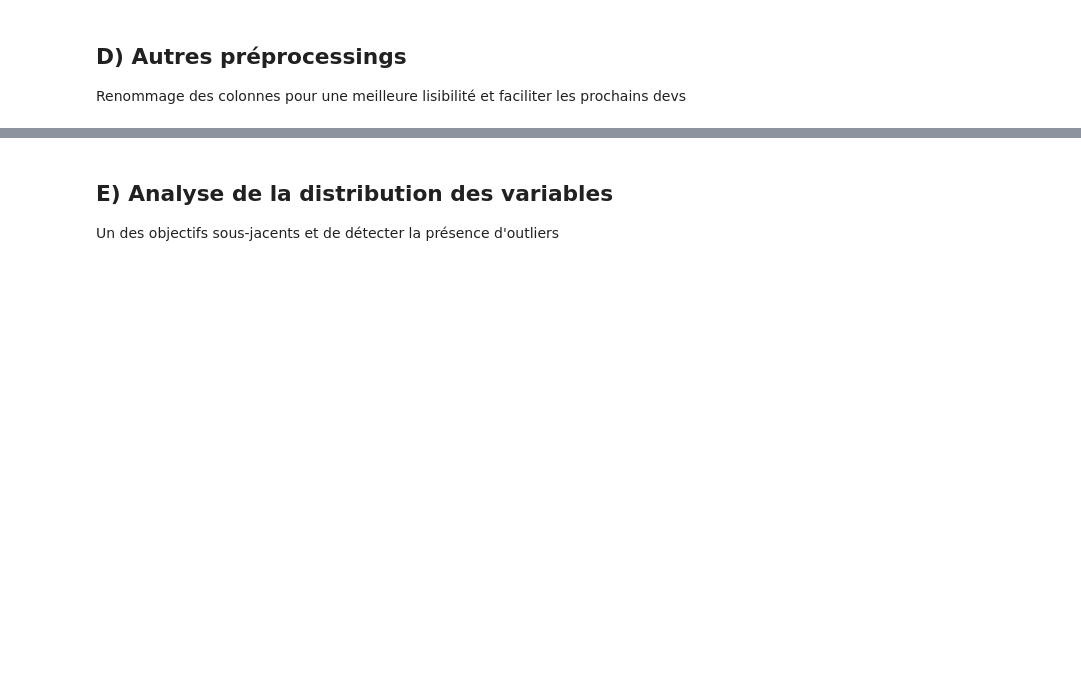
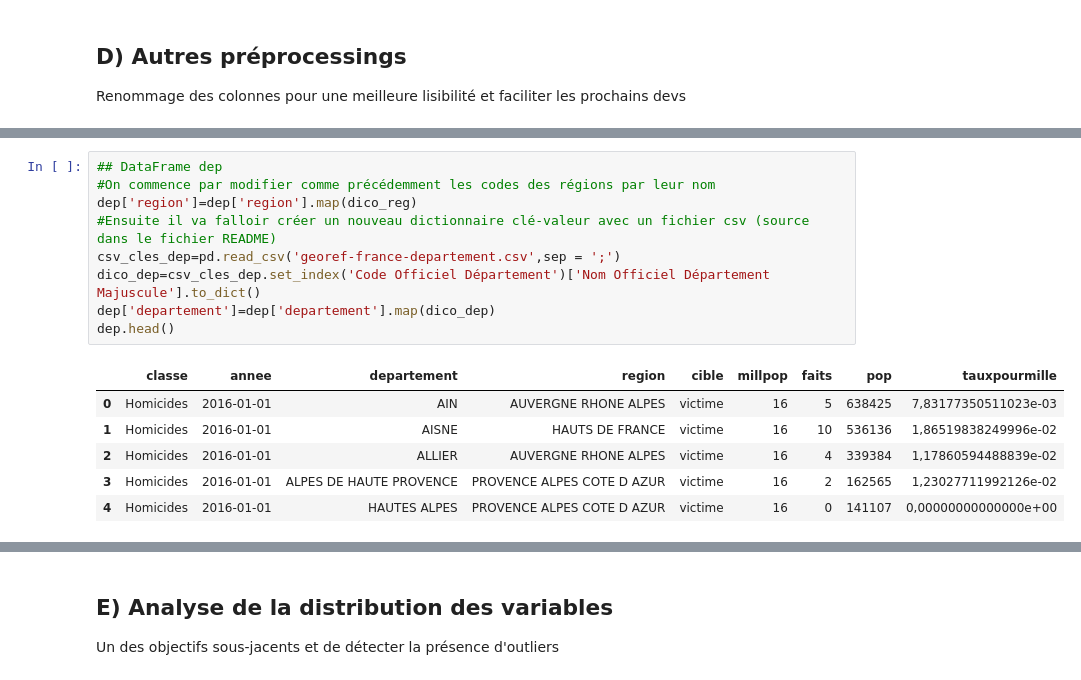
Before and after one commit to G-RELIQUET/Etude_Statistique_Delinquance, a Jupyter notebook: Etude.ipynb, the cells around one changed output, grey strips where cells are left out. Saved outputs shown, nothing was run; the diff lists cells and outputs as text; blank space fills up the shorter version.

```diff
--- a/Etude.ipynb
+++ b/Etude.ipynb
@@ -205,0 +227,16 @@ reg=reg.rename(dictionnaire, axis = 1)
+# %%
+## DataFrame dep
+#On commence par modifier comme précédemment les codes des régions par leur nom
+dep['region']=dep['region'].map(dico_reg)
+#Ensuite il va falloir créer un nouveau dictionnaire clé-valeur avec un fichier csv (source dans le fichier README)
+csv_cles_dep=pd.read_csv('georef-france-departement.csv',sep = ';')
+dico_dep=csv_cles_dep.set_index('Code Officiel Département')['Nom Officiel Département Majuscule'].to_dict()
+dep['departement']=dep['departement'].map(dico_dep)
+dep.head()
+# %% [output]
+|  | classe | annee | departement | region | cible | millpop | faits | pop | tauxpourmille |
+| 0 | Homicides | 2016-01-01 | AIN | AUVERGNE RHONE ALPES | victime | 16 | 5 | 638425 | 7,83177350511023e-03 |
+| 1 | Homicides | 2016-01-01 | AISNE | HAUTS DE FRANCE | victime | 16 | 10 | 536136 | 1,86519838249996e-02 |
+| 2 | Homicides | 2016-01-01 | ALLIER | AUVERGNE RHONE ALPES | victime | 16 | 4 | 339384 | 1,17860594488839e-02 |
+| 3 | Homicides | 2016-01-01 | ALPES DE HAUTE PROVENCE | PROVENCE ALPES COTE D AZUR | victime | 16 | 2 | 162565 | 1,23027711992126e-02 |
+| 4 | Homicides | 2016-01-01 | HAUTES ALPES | PROVENCE ALPES COTE D AZUR | victime | 16 | 0 | 141107 | 0,00000000000000e+00 |
```
Also changed, not shown: parts of 5 cells of this notebook, 2 other files.
